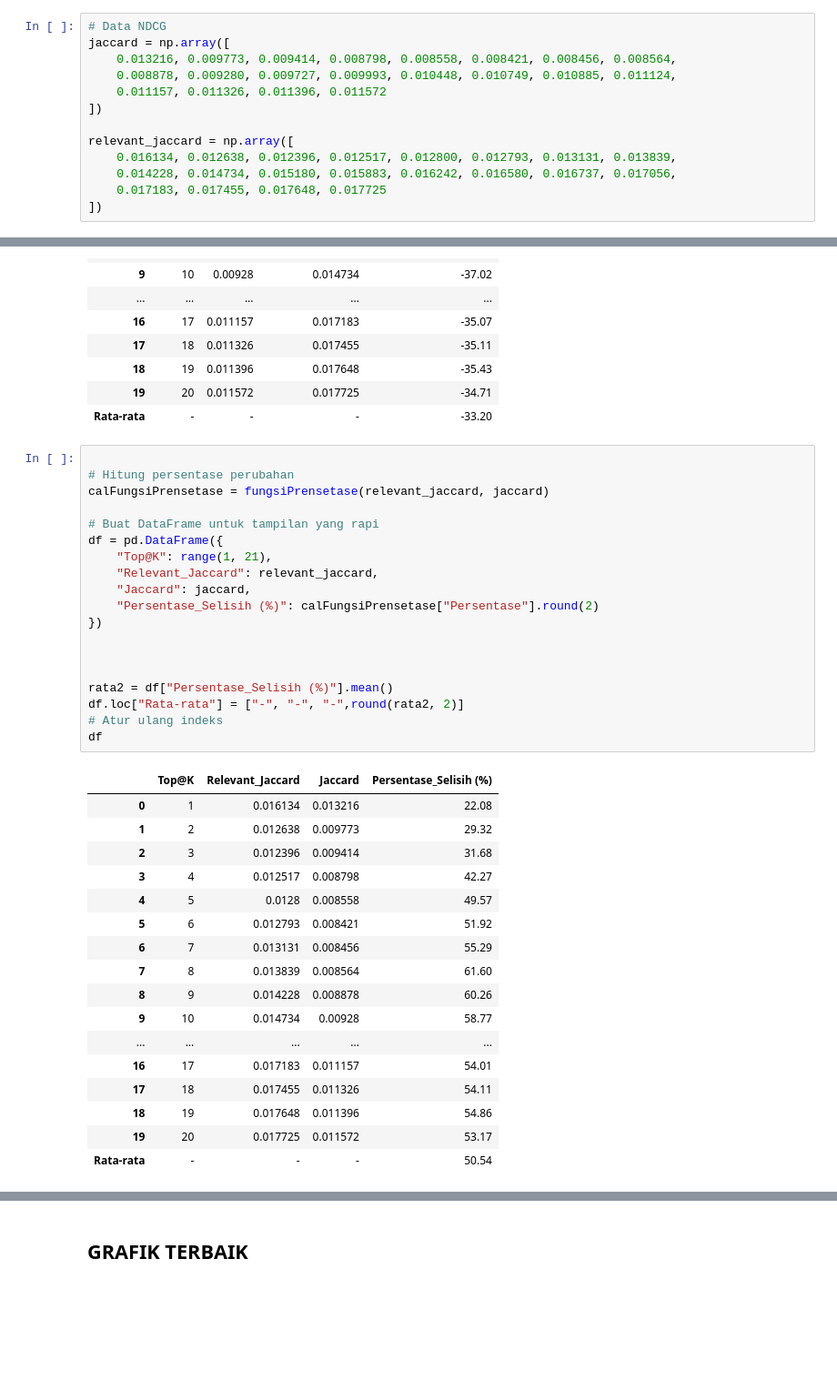
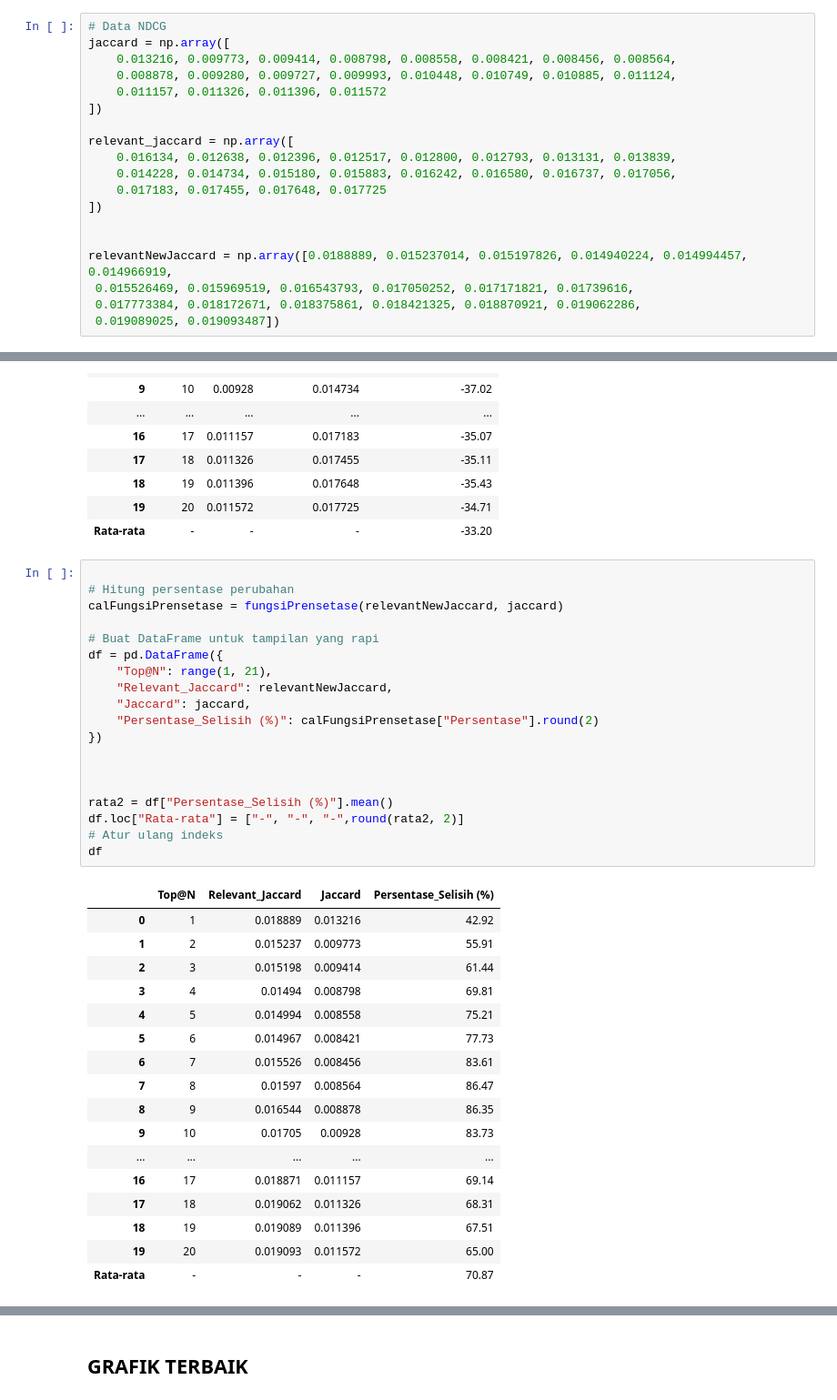
Before and after one commit to alfiiinur/setBasedImplentasi, a Jupyter notebook: evaluasi/NDCG.ipynb, the cells around one changed output, grey strips where cells are left out. Shown at 91% size. Cells and saved outputs as stored; diff of their text form; blank space fills up the shorter version.

```diff
--- a/evaluasi/NDCG.ipynb
+++ b/evaluasi/NDCG.ipynb
@@ -1172,6 +1018,12 @@ relevant_jaccard = np.array([
     0.014228, 0.014734, 0.015180, 0.015883, 0.016242, 0.016580, 0.016737, 0.017056,
     0.017183, 0.017455, 0.017648, 0.017725
 ])
+
+
+relevantNewJaccard = np.array([0.0188889, 0.015237014, 0.015197826, 0.014940224, 0.014994457, 0.014966919,
+ 0.015526469, 0.015969519, 0.016543793, 0.017050252, 0.017171821, 0.01739616,
+ 0.017773384, 0.018172671, 0.018375861, 0.018421325, 0.018870921, 0.019062286,
+ 0.019089025, 0.019093487])
 # %%
 calFungsiPrensetase = fungsiPrensetase(jaccard, relevant_jaccard)
 
@@ -1210,37 +1062,37 @@ df
 # %%
 
 # Hitung persentase perubahan
-calFungsiPrensetase = fungsiPrensetase(relevant_jaccard, jaccard)
+calFungsiPrensetase = fungsiPrensetase(relevantNewJaccard, jaccard)
 
 # Buat DataFrame untuk tampilan yang rapi
 df = pd.DataFrame({
-    "Top@K": range(1, 21),
-    "Relevant_Jaccard": relevant_jaccard,
+    "Top@N": range(1, 21),
+    "Relevant_Jaccard": relevantNewJaccard,
     "Jaccard": jaccard,
     "Persentase_Selisih (%)": calFungsiPrensetase["Persentase"].round(2)
 })
 
 
 
 rata2 = df["Persentase_Selisih (%)"].mean()
 df.loc["Rata-rata"] = ["-", "-", "-",round(rata2, 2)]
 # Atur ulang indeks
 df
 # %% [output]
-|  | Top@K | Relevant_Jaccard | Jaccard | Persentase_Selisih (%) |
-| 0 | 1 | 0.016134 | 0.013216 | 22.08 |
-| 1 | 2 | 0.012638 | 0.009773 | 29.32 |
-| 2 | 3 | 0.012396 | 0.009414 | 31.68 |
-| 3 | 4 | 0.012517 | 0.008798 | 42.27 |
-| 4 | 5 | 0.0128 | 0.008558 | 49.57 |
-| 5 | 6 | 0.012793 | 0.008421 | 51.92 |
-| 6 | 7 | 0.013131 | 0.008456 | 55.29 |
-| 7 | 8 | 0.013839 | 0.008564 | 61.60 |
-| 8 | 9 | 0.014228 | 0.008878 | 60.26 |
-| 9 | 10 | 0.014734 | 0.00928 | 58.77 |
+|  | Top@N | Relevant_Jaccard | Jaccard | Persentase_Selisih (%) |
+| 0 | 1 | 0.018889 | 0.013216 | 42.92 |
+| 1 | 2 | 0.015237 | 0.009773 | 55.91 |
+| 2 | 3 | 0.015198 | 0.009414 | 61.44 |
+| 3 | 4 | 0.01494 | 0.008798 | 69.81 |
+| 4 | 5 | 0.014994 | 0.008558 | 75.21 |
+| 5 | 6 | 0.014967 | 0.008421 | 77.73 |
+| 6 | 7 | 0.015526 | 0.008456 | 83.61 |
+| 7 | 8 | 0.01597 | 0.008564 | 86.47 |
+| 8 | 9 | 0.016544 | 0.008878 | 86.35 |
+| 9 | 10 | 0.01705 | 0.00928 | 83.73 |
 | ... | ... | ... | ... | ... |
-| 16 | 17 | 0.017183 | 0.011157 | 54.01 |
-| 17 | 18 | 0.017455 | 0.011326 | 54.11 |
-| 18 | 19 | 0.017648 | 0.011396 | 54.86 |
-| 19 | 20 | 0.017725 | 0.011572 | 53.17 |
-| Rata-rata | - | - | - | 50.54 |
+| 16 | 17 | 0.018871 | 0.011157 | 69.14 |
+| 17 | 18 | 0.019062 | 0.011326 | 68.31 |
+| 18 | 19 | 0.019089 | 0.011396 | 67.51 |
+| 19 | 20 | 0.019093 | 0.011572 | 65.00 |
+| Rata-rata | - | - | - | 70.87 |
```
Also changed, not shown: parts of 77 cells of this notebook, 2 other files.
